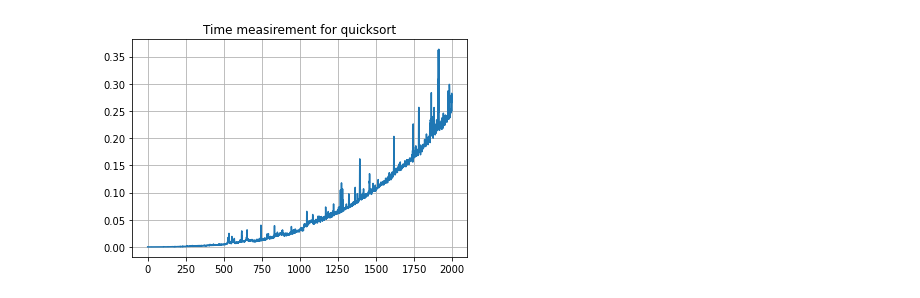
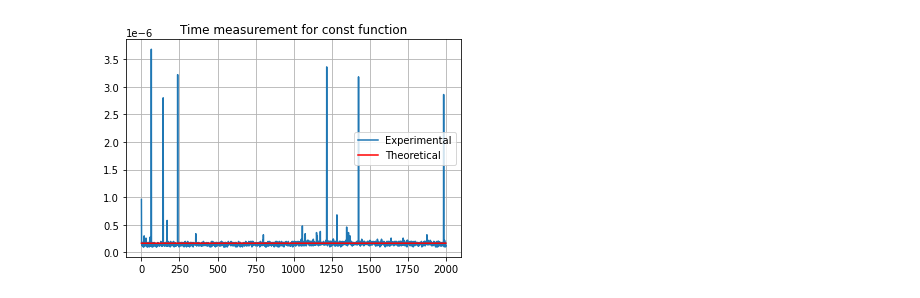
Before and after one commit to morkovka1337/algorithms_itmo, a Jupyter notebook: task1.ipynb, the cells around one changed output. Drawn from its saved outputs; the diff is of its cells as text; code cells hidden in the pictures.

```diff
--- a/task1.ipynb
+++ b/task1.ipynb
@@ -265,15 +179,0 @@ plt.show()
-# %%
-times = []
-for i in range(1, 2001):
-    matrix_a = np.random.rand(i, i)
-    matrix_b = np.random.rand(i, i)
-    start_time = time.time()
-    matrix_a @ matrix_b
-    times.append(time.time() - start_time)
-
-plt.plot(times)
-plt.title("Time measirement for quicksort")
-plt.grid(True)
-plt.show()
-# %% [output]
-[figure, removed]
@@ -279,0 +200,41 @@ plt.show()
+# %%
+def plot_times(avg_time, est_func, experiment_title):
+    if est_func == nlogn_est:
+        xdata = np.linspace(1, len(avg_time), len(avg_time)-1, dtype=np.float64)
+        ydata = np.array(avg_time, dtype=np.float64)
+        popt, _ = curve_fit(est_func, xdata, ydata[1:])
+    else:
+        xdata = np.arange(len(avg_time), dtype=np.float64)
+        ydata = np.array(avg_time, dtype=np.float64)
+        popt, _ = curve_fit(est_func, xdata, ydata)
+    plt.plot(avg_time)
+    plt.title(f"Time measurement for {experiment_title}")
+    plt.grid(True)
+    plt.plot(xdata, est_func(xdata, *popt), 'r-',
+             label='fit: a=%5.3f, ' % tuple(popt))
+    plt.legend(["Experimental", "Theoretical"])
+    plt.show()
+# %%
+def measure_time(n_runs, n_experiments, func, matrix=False):
+    times = []
+    for i in range(n_runs):
+        times.append([])
+        for j in tqdm(range(1, n_experiments + 1)):
+            if matrix:
+                matrix_a = np.random.rand(j, j)
+                matrix_b = np.random.rand(j, j)
+                start_time = timer()
+                func(matrix_a, matrix_b)
+                times[i].append(timer() - start_time)
+            else:
+                v = np.random.rand(j)
+                start_time = timer()
+                func(v)
+                times[i].append(timer() - start_time)
+
+    return np.array(times, dtype=np.float64).mean(axis=0)
+# %%
+avg_time = measure_time(5, 2000, const_func)
+plot_times(avg_time, const_est, "const function")
+# %% [output]
+[figure, added]
```
Also changed, not shown: parts of 20 cells of this notebook.
